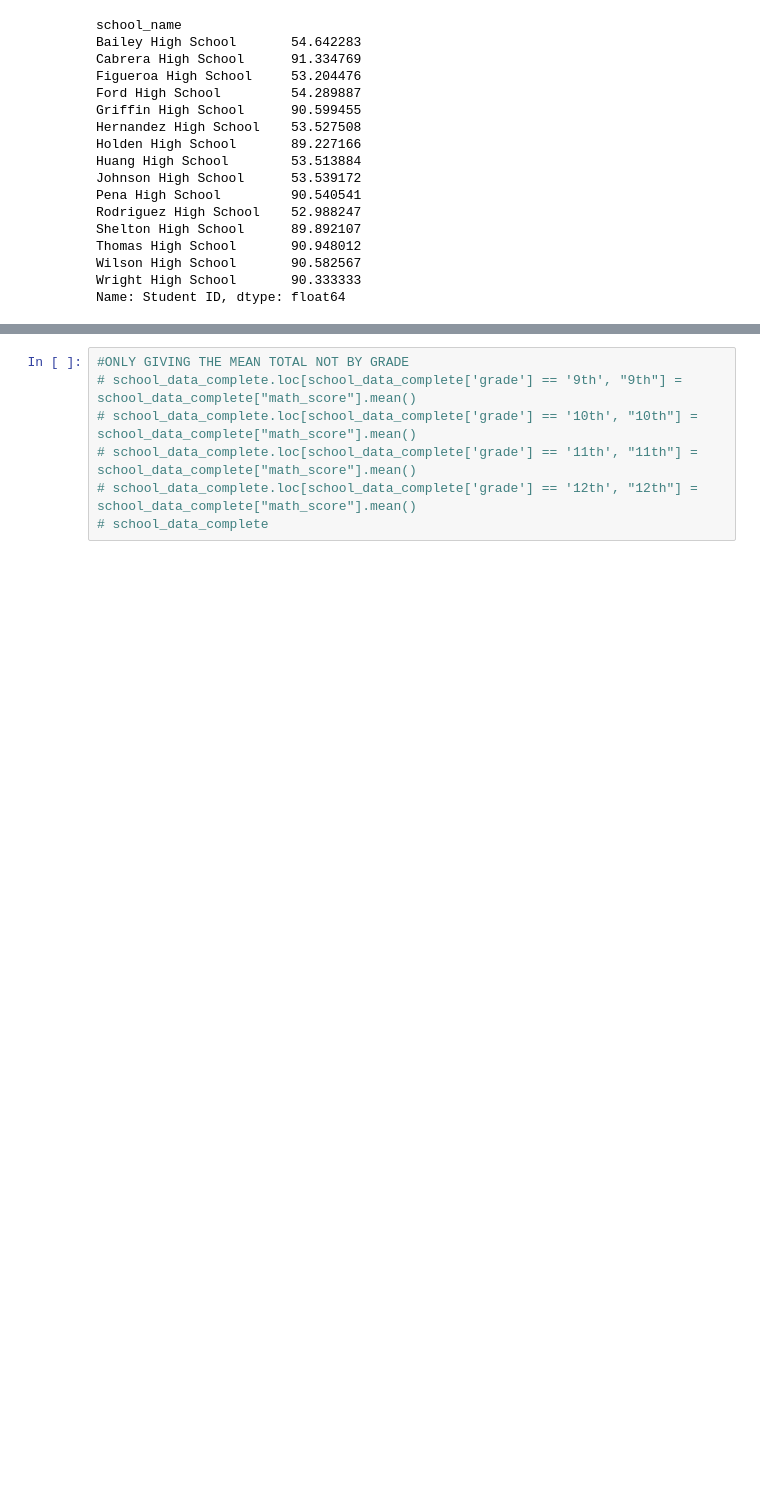
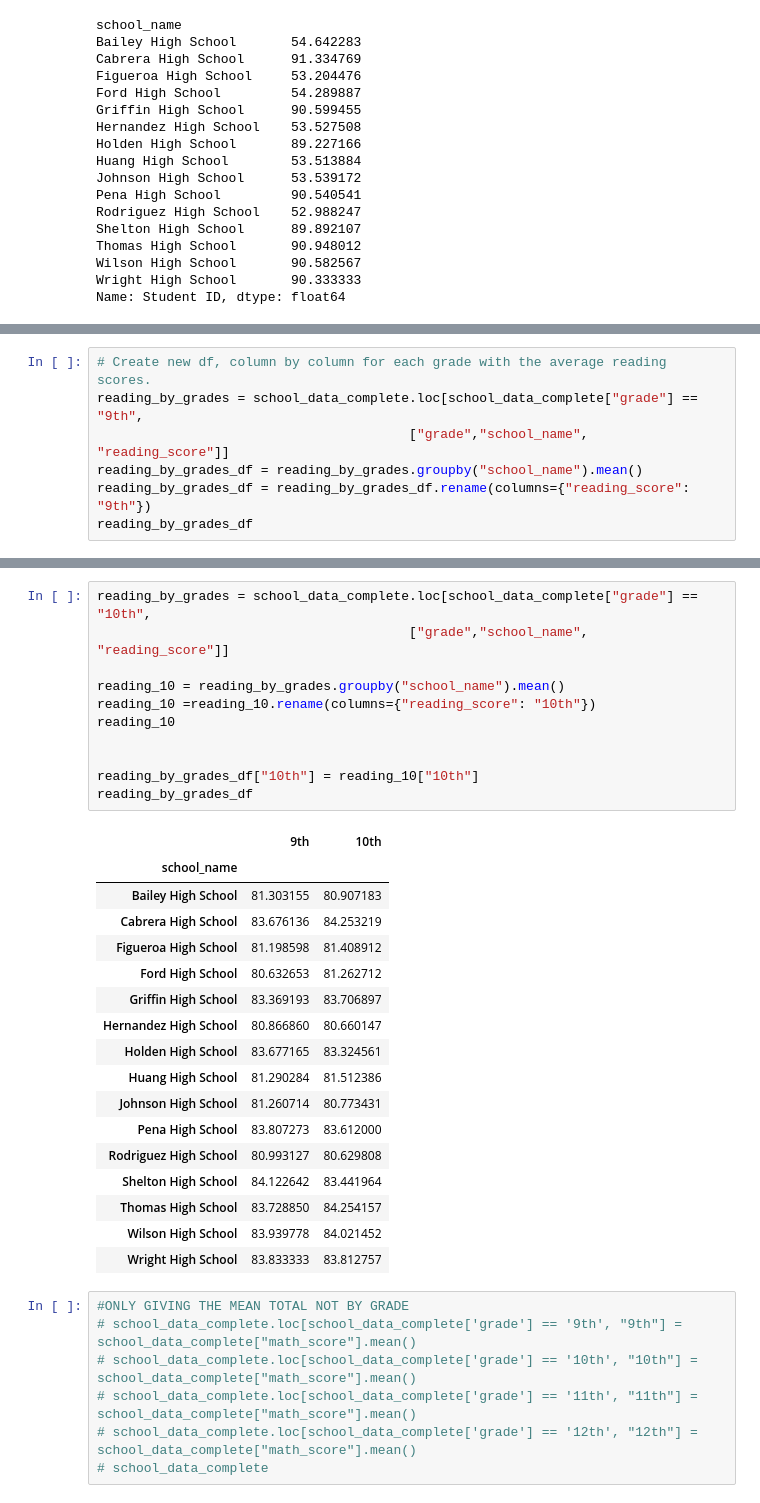
Before and after one commit to valputla/pandas-challenge, a Jupyter notebook: PyCitySchools/PyCitySchools - Lindsey Morales.ipynb, the cells around one changed output, grey strips where cells are left out. Drawn from its saved outputs; the diff is of its cells as text; blank space fills up the shorter version.

```diff
--- a/PyCitySchools/PyCitySchools - Lindsey Morales.ipynb
+++ b/PyCitySchools/PyCitySchools - Lindsey Morales.ipynb
@@ -906,0 +984,7 @@ mean_grades_df
+# %%
+# Create new df, column by column for each grade with the average reading scores.
+reading_by_grades = school_data_complete.loc[school_data_complete["grade"] == "9th",
+                                        ["grade","school_name", "reading_score"]]
+reading_by_grades_df = reading_by_grades.groupby("school_name").mean()
+reading_by_grades_df = reading_by_grades_df.rename(columns={"reading_score": "9th"})
+reading_by_grades_df
@@ -907,3 +1009,32 @@ mean_grades_df
+# %%
+reading_by_grades = school_data_complete.loc[school_data_complete["grade"] == "10th",
+                                        ["grade","school_name", "reading_score"]]
+
+reading_10 = reading_by_grades.groupby("school_name").mean()
+reading_10 =reading_10.rename(columns={"reading_score": "10th"})
+reading_10
+
+
+reading_by_grades_df["10th"] = reading_10["10th"]
+reading_by_grades_df
+# %% [output]
+|  | 9th | 10th |
+| school_name |  |  |
+| Bailey High School | 81.303155 | 80.907183 |
+| Cabrera High School | 83.676136 | 84.253219 |
+| Figueroa High School | 81.198598 | 81.408912 |
+| Ford High School | 80.632653 | 81.262712 |
+| Griffin High School | 83.369193 | 83.706897 |
+| Hernandez High School | 80.866860 | 80.660147 |
+| Holden High School | 83.677165 | 83.324561 |
+| Huang High School | 81.290284 | 81.512386 |
+| Johnson High School | 81.260714 | 80.773431 |
+| Pena High School | 83.807273 | 83.612000 |
+| Rodriguez High School | 80.993127 | 80.629808 |
+| Shelton High School | 84.122642 | 83.441964 |
+| Thomas High School | 83.728850 | 84.254157 |
+| Wilson High School | 83.939778 | 84.021452 |
+| Wright High School | 83.833333 | 83.812757 |
 # %%
 #ONLY GIVING THE MEAN TOTAL NOT BY GRADE
 # school_data_complete.loc[school_data_complete['grade'] == '9th', "9th"] = school_data_complete["math_score"].mean()
```
Also changed, not shown: parts of 20 cells of this notebook.
